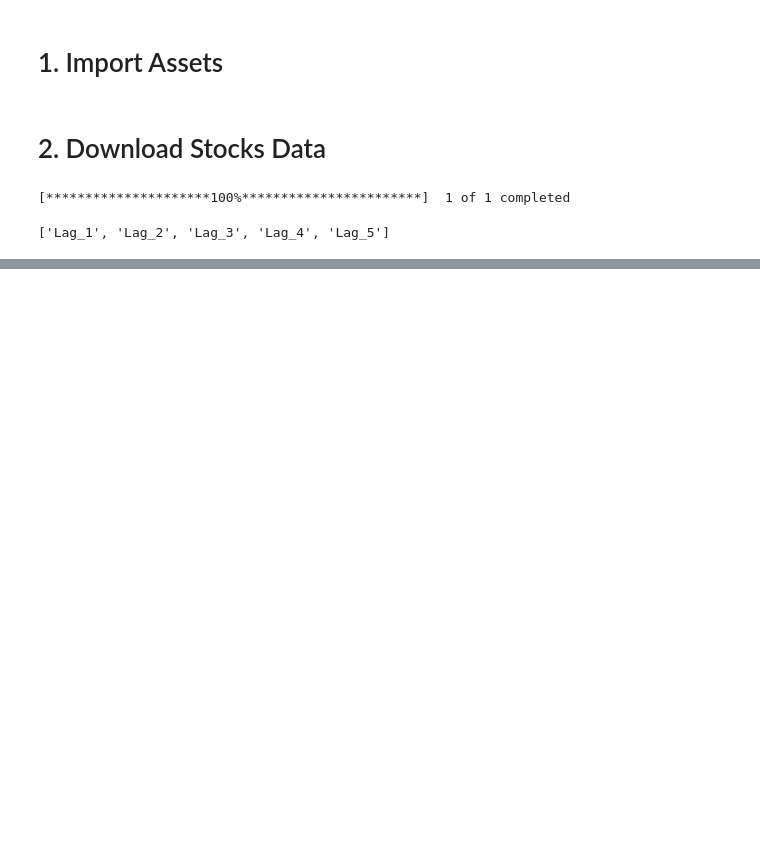
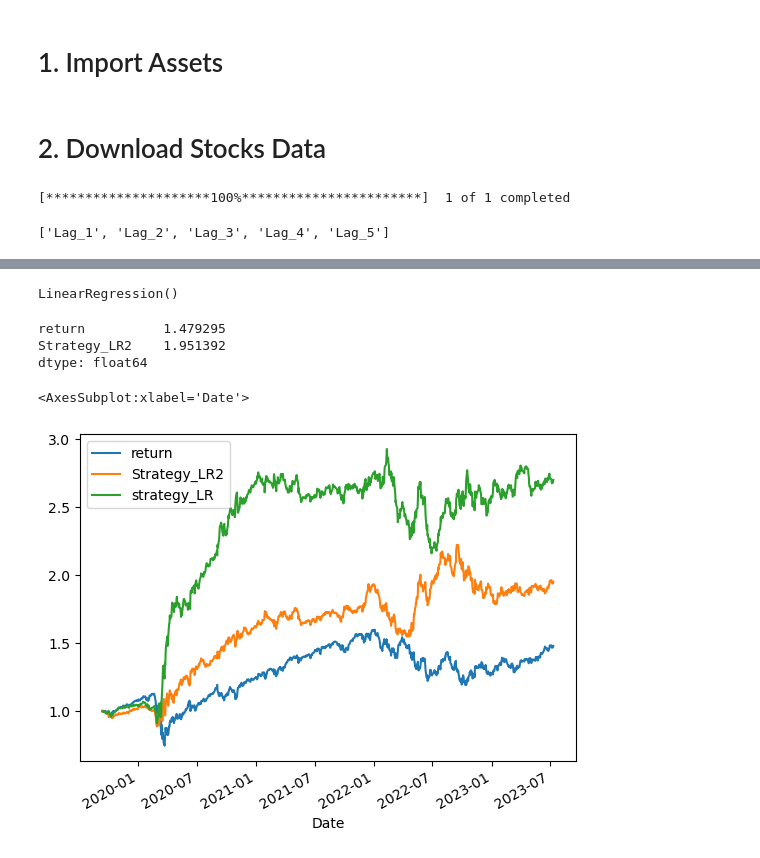
Before and after one commit to gon-olmedo/financial-analysis, a Jupyter notebook: stocks_forecast_with_ml.ipynb, the cells around one changed output, grey strips where cells are left out. Drawn from its saved outputs; the diff is of its cells as text; code cells hidden in the pictures; blank space fills up the shorter version.

```diff
--- a/stocks_forecast_with_ml.ipynb
+++ b/stocks_forecast_with_ml.ipynb
@@ -83,0 +201,26 @@ np.exp(df[['return', 'strategy_LR']].cumsum()).plot()
+# %%
+model.fit(X=train[lagnames], y=train['return'])
+# %% [output]
+LinearRegression()
+# %%
+test['Prediction_LR2'] = model.predict(test[lagnames])
+# %%
+# if predction is > 0 we want to buy
+# if < 0 we want to sell
+
+test['Direction_LR2'] = [1 if i > 0 else -1 for i in test['Prediction_LR2']]
+# %%
+test['Strategy_LR2'] = test['Direction_LR2'] * test['return']
+# %%
+# Cumulative return of the startegy
+np.exp(test[['return', 'Strategy_LR2']].sum())
+# %% [output]
+return          1.479295
+Strategy_LR2    1.951392
+dtype: float64
+# %%
+# chart the cumulative returns vs cumulative strategy
+np.exp(test[['return', 'Strategy_LR2', 'strategy_LR']].cumsum()).plot()
+# %% [output]
+<AxesSubplot:xlabel='Date'>
+[figure, added]
```
Also changed, not shown: parts of 20 cells of this notebook, 1 other file.
